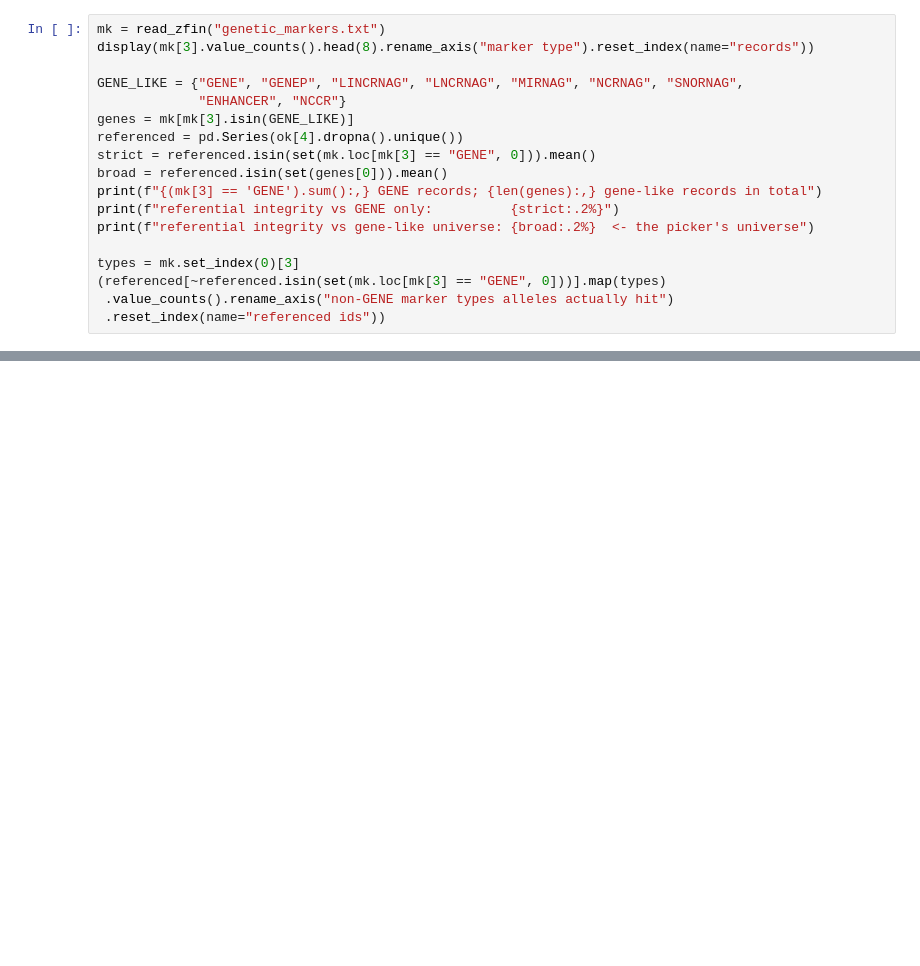
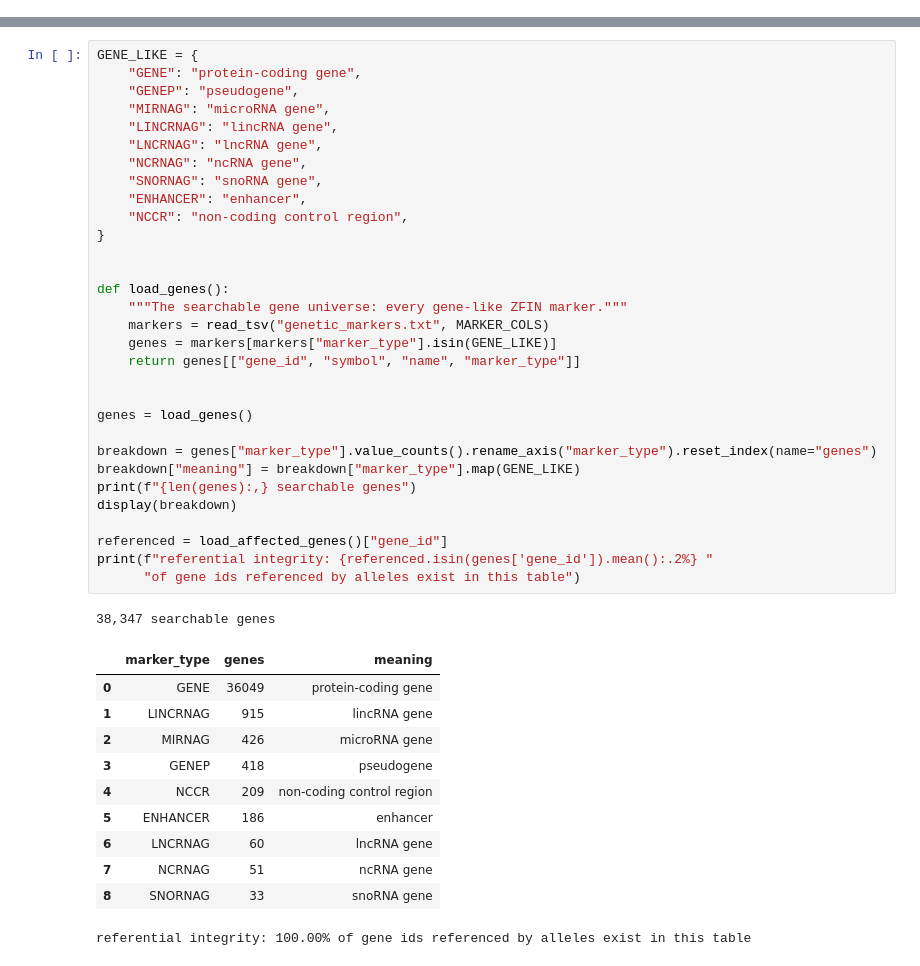
Before and after one commit to zappfish/zapp-atlas, a Jupyter notebook: notebooks/zfin_ingest_qc.ipynb, the cells around one changed output, grey strips where cells are left out. Saved outputs shown, nothing was run; the diff lists cells and outputs as text; blank space fills up the shorter version.

```diff
--- a/notebooks/zfin_ingest_qc.ipynb
+++ b/notebooks/zfin_ingest_qc.ipynb
@@ -518,18 +0,0 @@ the marker file. Alleles damage those too, so the picker's universe is the
-# %%
-mk = read_zfin("genetic_markers.txt")
-display(mk[3].value_counts().head(8).rename_axis("marker type").reset_index(name="records"))
-
-GENE_LIKE = {"GENE", "GENEP", "LINCRNAG", "LNCRNAG", "MIRNAG", "NCRNAG", "SNORNAG",
-             "ENHANCER", "NCCR"}
-genes = mk[mk[3].isin(GENE_LIKE)]
-referenced = pd.Series(ok[4].dropna().unique())
-strict = referenced.isin(set(mk.loc[mk[3] == "GENE", 0])).mean()
-broad = referenced.isin(set(genes[0])).mean()
-print(f"{(mk[3] == 'GENE').sum():,} GENE records; {len(genes):,} gene-like records in total")
-print(f"referential integrity vs GENE only:          {strict:.2%}")
-print(f"referential integrity vs gene-like universe: {broad:.2%}  <- the picker's universe")
-
-types = mk.set_index(0)[3]
-(referenced[~referenced.isin(set(mk.loc[mk[3] == "GENE", 0]))].map(types)
- .value_counts().rename_axis("non-GENE marker types alleles actually hit")
- .reset_index(name="referenced ids"))
@@ -636,0 +262,44 @@ pd.DataFrame([
+# %%
+GENE_LIKE = {
+    "GENE": "protein-coding gene",
+    "GENEP": "pseudogene",
+    "MIRNAG": "microRNA gene",
+    "LINCRNAG": "lincRNA gene",
+    "LNCRNAG": "lncRNA gene",
+    "NCRNAG": "ncRNA gene",
+    "SNORNAG": "snoRNA gene",
+    "ENHANCER": "enhancer",
+    "NCCR": "non-coding control region",
+}
+
+
+def load_genes():
+    """The searchable gene universe: every gene-like ZFIN marker."""
+    markers = read_tsv("genetic_markers.txt", MARKER_COLS)
+    genes = markers[markers["marker_type"].isin(GENE_LIKE)]
+    return genes[["gene_id", "symbol", "name", "marker_type"]]
+
+
+genes = load_genes()
+
+breakdown = genes["marker_type"].value_counts().rename_axis("marker_type").reset_index(name="genes")
+breakdown["meaning"] = breakdown["marker_type"].map(GENE_LIKE)
+print(f"{len(genes):,} searchable genes")
+display(breakdown)
+
+referenced = load_affected_genes()["gene_id"]
+print(f"referential integrity: {referenced.isin(genes['gene_id']).mean():.2%} "
+      "of gene ids referenced by alleles exist in this table")
+# %% [output]
+38,347 searchable genes
+|  | marker_type | genes | meaning |
+| 0 | GENE | 36049 | protein-coding gene |
+| 1 | LINCRNAG | 915 | lincRNA gene |
+| 2 | MIRNAG | 426 | microRNA gene |
+| 3 | GENEP | 418 | pseudogene |
+| 4 | NCCR | 209 | non-coding control region |
+| 5 | ENHANCER | 186 | enhancer |
+| 6 | LNCRNAG | 60 | lncRNA gene |
+| 7 | NCRNAG | 51 | ncRNA gene |
+| 8 | SNORNAG | 33 | snoRNA gene |
+referential integrity: 100.00% of gene ids referenced by alleles exist in this table
```
Also changed, not shown: parts of 53 cells of this notebook, 2 other files.
